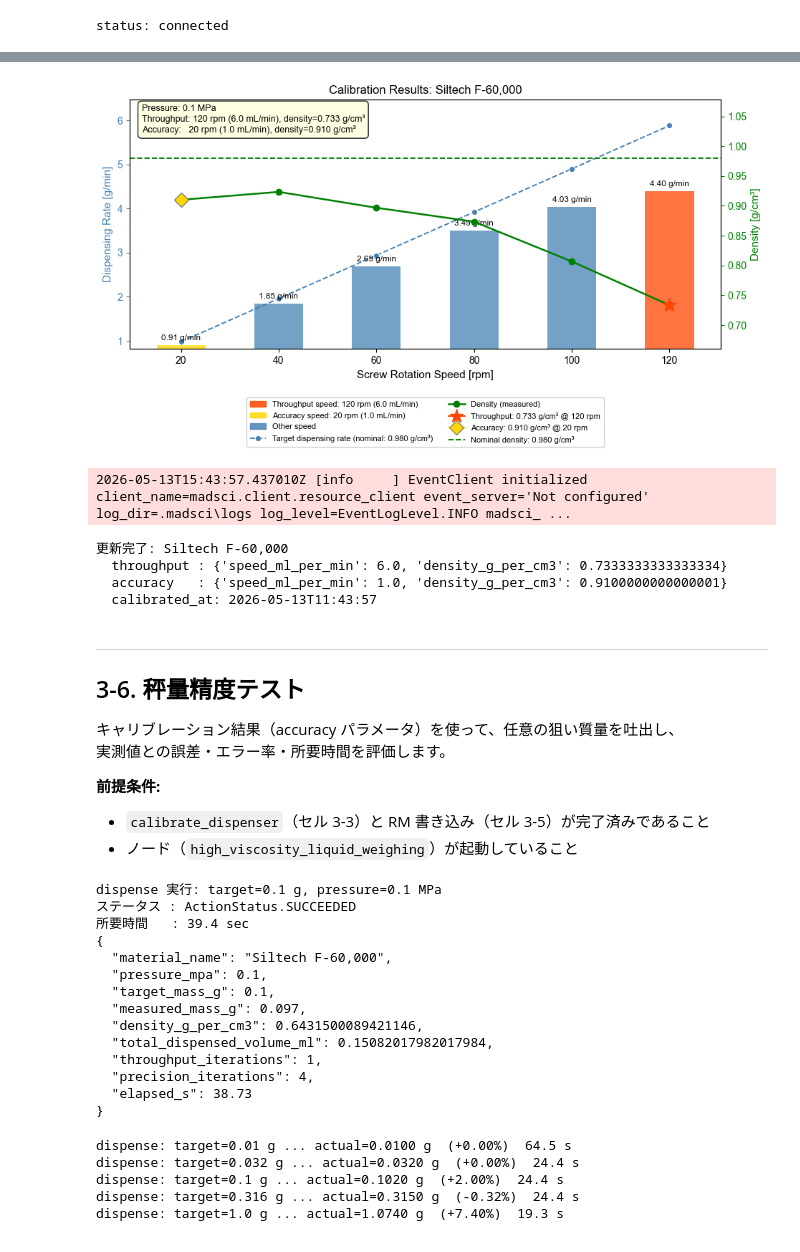
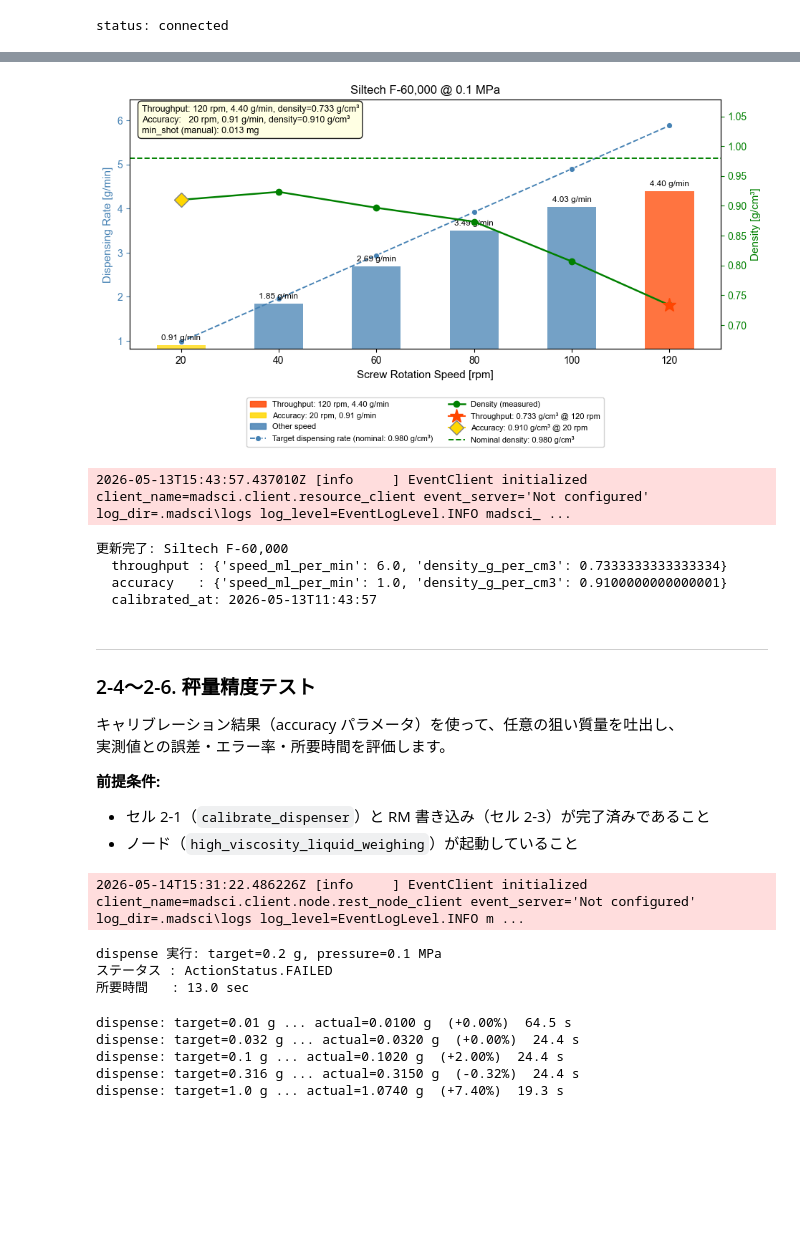
Before and after one commit to oosaka005/auto_calibration_lab, a Jupyter notebook: notebooks/dispenser_check.ipynb, the cells around one changed output, grey strips where cells are left out. Saved outputs shown, nothing was run; the diff lists cells and outputs as text; code cells hidden in the pictures; blank space fills up the shorter version.

```diff
--- a/notebooks/dispenser_check.ipynb
+++ b/notebooks/dispenser_check.ipynb
@@ -101,0 +156,13 @@ status: connected
+# %%
+# ---- 1-2. min_shot 測定 — フェーズ1（1/8 回転ずつ吐出）----
+# このセルを繰り返し実行してください。
+# 液体がチップ先端から下に落ちたら、表示される「実行回数」を記録します。
+# ※ セル 1-2-0 のパラメータ設定が先に実行されていること。
+
+min_shot_count += 1  # 実行するたびに +1
+
+dispenser_real.dispense(
+    volume_ml=ONE_EIGHTH_REV_ML,
+    speed_ml_per_min=ONE_EIGHTH_REV_SPEED_ML_PER_MIN,
+)
+print(f"実行回数: {min_shot_count} 回  |  累積体積: {ONE_EIGHTH_REV_ML * min_shot_count:.5f} mL  ({ONE_EIGHTH_REV_ML * min_shot_count * 1000:.2f} µL)")
@@ -158,10 +353,12 @@ if result.json_result:
 }
 # %%
 
-# ---- 3-4. Calibration result plot ----
-# Requires: result from cell 3-3 (calibrate_dispenser)
+# ---- 2-2. Calibration result plot ----
+# Requires: result from cell 2-1 (calibrate_dispenser)
 # Nominal density is read from Resource Manager (physical_properties_nominal.density_g_per_cm3).
 # If not registered, nominal lines are hidden.
+# min_shot (manual) is read from Resource Manager (dispensing_params[device][pressure]["min_shot"]).
+# If not registered, "Not measured" is displayed.
 
 import matplotlib.pyplot as plt
 import matplotlib.patches as mpatches
@@ -175,18 +372,29 @@ ML_PER_REV = 0.05  # mL per revolution
 # --- Calibration result ---
 _jr = result.json_result
 
-# --- Nominal density from Resource Manager ---
+# --- Resource Manager lookup ---
 _RESOURCE_MANAGER_URL = "http://localhost:8003/"
 _rc = ResourceClient(resource_server_url=_RESOURCE_MANAGER_URL)
 try:
     _mat = _rc.query_resource(resource_name=_jr["material_name"])
+    _attrs = _mat.attributes or {}
     _nominal_density = (
-        (_mat.attributes or {})
-        .get("physical_properties_nominal", {})
-        .get("density_g_per_cm3")
+        _attrs.get("physical_properties_nominal", {}).get("density_g_per_cm3")
+    )
+    _device_name_plot = _jr.get("device_name", "high_viscosity_dispenser")
+    _pressure_key_plot = f"{_jr['pressure_mpa']}MPa"
+    _min_shot_mass_mg = (
+        _attrs.get("dispensing_params", {})
+        .get(_device_name_plot, {})
+        .get(_pressure_key_plot, {})
+        .get("min_shot", {})
+        .get("measured_mass_mg")
     )
 except Exception:
     _nominal_density = None
+    _min_shot_mass_mg = None
+
+_min_shot_str = f"{_min_shot_mass_mg} mg" if _min_shot_mass_mg is not None else "Not measured"
 
 # --- Unpack data ---
 _results        = _jr["calibration_results"]
@@ -259,6 +467,7 @@ ax2.plot(
 )
 # Throughput point marker
 _throughput_density = _jr["throughput"]["density_g_per_cm3"]
+_throughput_g_per_min = _throughput_density * _throughput_speed
 ax2.plot(
     _throughput_rpm, _throughput_density,
     marker="*", color="orangered", markersize=14, zorder=6,
@@ -266,6 +475,7 @@ ax2.plot(
 )
 # Accuracy point marker
 _accuracy_density = _jr["accuracy"]["density_g_per_cm3"]
+_accuracy_g_per_min = _accuracy_density * _accuracy_speed
 ax2.plot(
     _accuracy_rpm, _accuracy_density,
     marker="D", color="gold", markersize=10, zorder=6, markeredgecolor="gray",
@@ -293,13 +503,13 @@ ax2.set_ylim(_right_min, _right_max)
 ax1.set_xticks(_rpms)
 
 # --- Title ---
-ax1.set_title(f"Calibration Results: {_material}", fontsize=12)
+ax1.set_title(f"{_material} @ {_pressure} MPa", fontsize=12)
 
 # --- Info box ---
 _info = (
-    f"Pressure: {_pressure} MPa\n"
-    f"Throughput: {_throughput_rpm:.0f} rpm ({_throughput_speed} mL/min), density={_throughput_density:.3f} g/cm³\n"
-    f"Accuracy:   {_accuracy_rpm:.0f} rpm ({_accuracy_speed} mL/min), density={_accuracy_density:.3f} g/cm³"
+    f"Throughput: {_throughput_rpm:.0f} rpm, {_throughput_g_per_min:.2f} g/min, density={_throughput_density:.3f} g/cm³\n"
+    f"Accuracy:   {_accuracy_rpm:.0f} rpm, {_accuracy_g_per_min:.2f} g/min, density={_accuracy_density:.3f} g/cm³\n"
+    f"min_shot (manual): {_min_shot_str}"
 )
 ax1.text(
     0.02, 0.98, _info,
@@ -312,9 +522,9 @@ ax1.text(
 _lines1, _labels1 = ax1.get_legend_handles_labels()
 _lines2, _labels2 = ax2.get_legend_handles_labels()
 _patch_throughput = mpatches.Patch(color="orangered", alpha=0.85,
-                                   label=f"Throughput speed: {_throughput_rpm:.0f} rpm ({_throughput_speed} mL/min)")
+                                   label=f"Throughput: {_throughput_rpm:.0f} rpm, {_throughput_g_per_min:.2f} g/min")
 _patch_accuracy   = mpatches.Patch(color="gold", alpha=0.85,
-                                   label=f"Accuracy speed: {_accuracy_rpm:.0f} rpm ({_accuracy_speed} mL/min)")
+                                   label=f"Accuracy: {_accuracy_rpm:.0f} rpm, {_accuracy_g_per_min:.2f} g/min")
 _patch_rest = mpatches.Patch(color="steelblue", alpha=0.85, label="Other speed")
 ax1.legend(
     [_patch_throughput, _patch_accuracy, _patch_rest] + _lines1 + _lines2,
@@ -332,4 +543,4 @@ plt.show()
-[figure, old version]
+[figure, new version]
 # %%
 
 # ---- 3-5. キャリブレーション結果を材料情報に反映 ----
@@ -394,13 +605,13 @@ else:
   calibrated_at: 2026-05-13T11:43:57
 # %% [markdown]
 ---
-## 3-6. 秤量精度テスト
+### 2-4〜2-6. 秤量精度テスト
 
 キャリブレーション結果（accuracy パラメータ）を使って、任意の狙い質量を吐出し、
 実測値との誤差・エラー率・所要時間を評価します。
 
 **前提条件:**
-- `calibrate_dispenser`（セル 3-3）と RM 書き込み（セル 3-5）が完了済みであること
+- セル 2-1（`calibrate_dispenser`）と RM 書き込み（セル 2-3）が完了済みであること
 - ノード（`high_viscosity_liquid_weighing`）が起動していること
 # %%
 # ---- 3-6-0. dispense アクション 単体確認 ----
@@ -414,7 +625,7 @@ import json, time
 # --- Edit here ---
 DISPENSE_CHECK_MATERIAL  = "Siltech F-60,000"   # Resource Manager に登録済みの材料名
 DISPENSE_CHECK_PRESSURE  = 0.1                  # 吐出圧力 [MPa]
-DISPENSE_CHECK_TARGET_G  = 0.1                  # 狙い質量 [g]
+DISPENSE_CHECK_TARGET_G  = 0.2                  # 狙い質量 [g]
 # -----------------
 
 node_client = RestNodeClient(url="http://localhost:2000/")
@@ -439,20 +650,10 @@ if dispense_result.errors:
     for e in dispense_result.errors:
         print(f"ERROR: {e}")
 # %% [output]
-dispense 実行: target=0.1 g, pressure=0.1 MPa
-ステータス : ActionStatus.SUCCEEDED
-所要時間   : 39.4 sec
-{
-  "material_name": "Siltech F-60,000",
-  "pressure_mpa": 0.1,
-  "target_mass_g": 0.1,
-  "measured_mass_g": 0.097,
-  "density_g_per_cm3": 0.6431500089421146,
-  "total_dispensed_volume_ml": 0.15082017982017984,
-  "throughput_iterations": 1,
-  "precision_iterations": 4,
-  "elapsed_s": 38.73
-}
+2026-05-14T15:31:22.486226Z [info     ] EventClient initialized        client_name=madsci.client.node.rest_node_client event_server='Not configured' log_dir=.madsci\logs log_level=EventLogLevel.INFO m ...
+dispense 実行: target=0.2 g, pressure=0.1 MPa
+ステータス : ActionStatus.FAILED
+所要時間   : 13.0 sec
 # %%
 # ---- 3-6-1. 秤量精度テスト — 実行 ----
 # ノードの dispense アクションで各狙い質量を吐出し、実測値を取得します。
```
Also changed, not shown: parts of 11 cells of this notebook, 14 other files.
